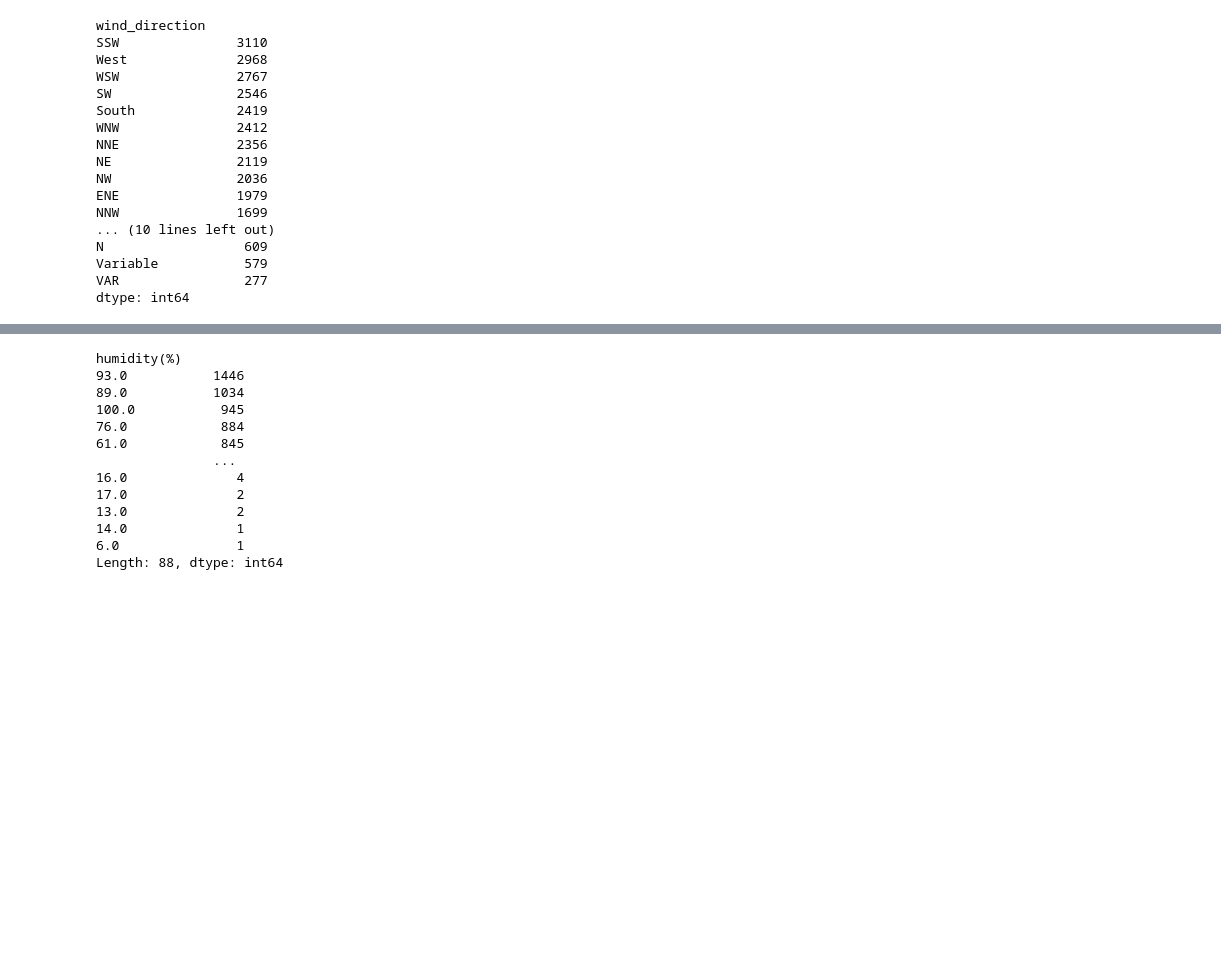
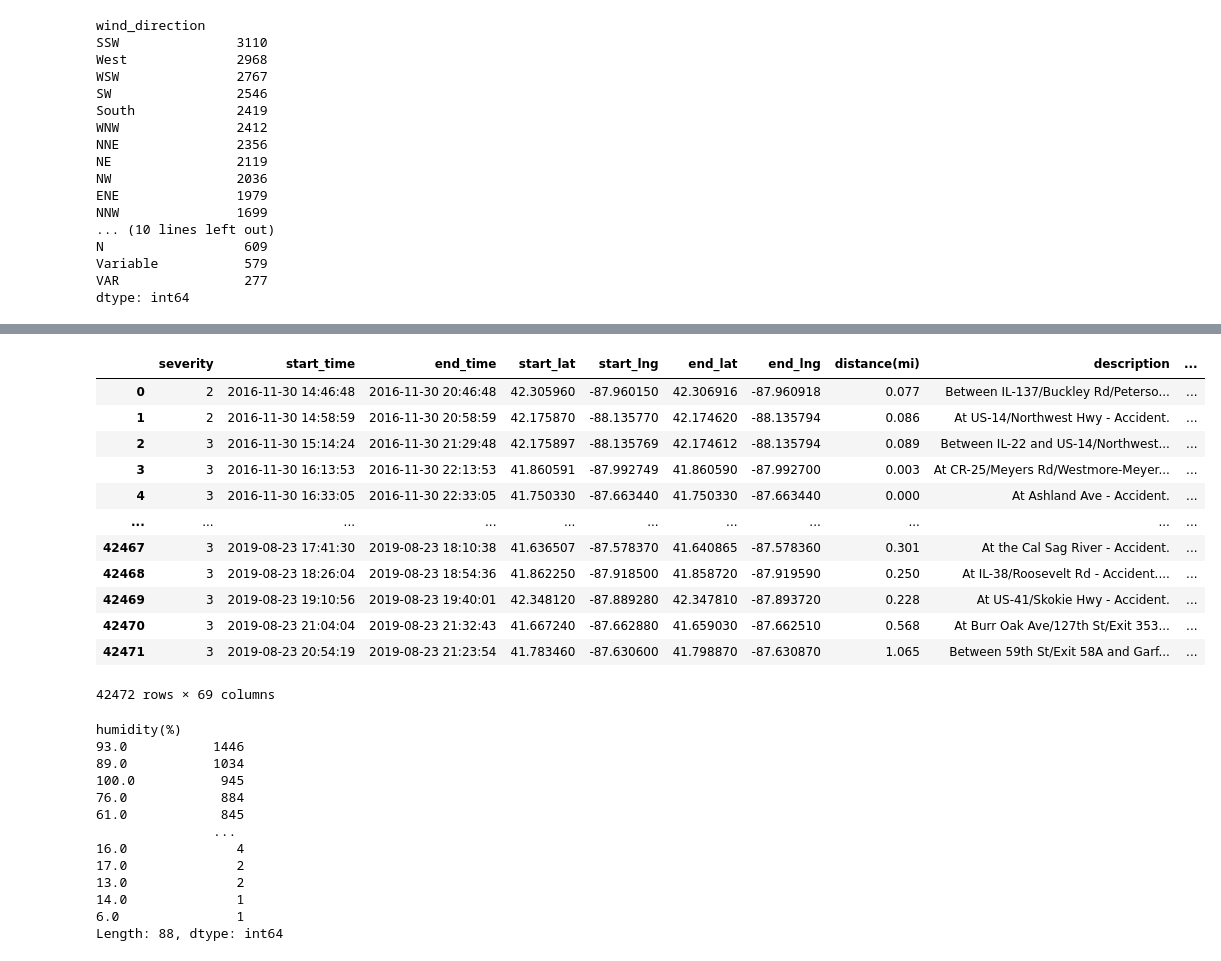
Before and after one commit to jeffreyfloyd/DST-and-traffic-implications, a Jupyter notebook: code/data_cleaning.ipynb, the cells around one changed output, grey strips where cells are left out. Drawn from its saved outputs; the diff is of its cells as text; code cells hidden in the pictures; blank space fills up the shorter version.

Commit message:
Addressed wind_direction and weather_condition variables

```diff
--- a/code/data_cleaning.ipynb
+++ b/code/data_cleaning.ipynb
@@ -339,3 +326,20 @@ plt.show();
+# %%
+#getting dummies for this variable, including the nulls
+pd.get_dummies(chi_df, columns = ['wind_direction'], dummy_na = True, drop_first = True)
+# %% [output]
+|  | severity | start_time | end_time | start_lat | start_lng | end_lat | end_lng | distance(mi) | description | ... |
+| 0 | 2 | 2016-11-30 14:46:48 | 2016-11-30 20:46:48 | 42.305960 | -87.960150 | 42.306916 | -87.960918 | 0.077 | Between IL-137/Buckley Rd/Peterso... | ... |
+| 1 | 2 | 2016-11-30 14:58:59 | 2016-11-30 20:58:59 | 42.175870 | -88.135770 | 42.174620 | -88.135794 | 0.086 | At US-14/Northwest Hwy - Accident. | ... |
+| 2 | 3 | 2016-11-30 15:14:24 | 2016-11-30 21:29:48 | 42.175897 | -88.135769 | 42.174612 | -88.135794 | 0.089 | Between IL-22 and US-14/Northwest... | ... |
+| 3 | 3 | 2016-11-30 16:13:53 | 2016-11-30 22:13:53 | 41.860591 | -87.992749 | 41.860590 | -87.992700 | 0.003 | At CR-25/Meyers Rd/Westmore-Meyer... | ... |
+| 4 | 3 | 2016-11-30 16:33:05 | 2016-11-30 22:33:05 | 41.750330 | -87.663440 | 41.750330 | -87.663440 | 0.000 | At Ashland Ave - Accident. | ... |
+| ... | ... | ... | ... | ... | ... | ... | ... | ... | ... | ... |
+| 42467 | 3 | 2019-08-23 17:41:30 | 2019-08-23 18:10:38 | 41.636507 | -87.578370 | 41.640865 | -87.578360 | 0.301 | At the Cal Sag River - Accident. | ... |
+| 42468 | 3 | 2019-08-23 18:26:04 | 2019-08-23 18:54:36 | 41.862250 | -87.918500 | 41.858720 | -87.919590 | 0.250 | At IL-38/Roosevelt Rd - Accident.... | ... |
+| 42469 | 3 | 2019-08-23 19:10:56 | 2019-08-23 19:40:01 | 42.348120 | -87.889280 | 42.347810 | -87.893720 | 0.228 | At US-41/Skokie Hwy - Accident. | ... |
+| 42470 | 3 | 2019-08-23 21:04:04 | 2019-08-23 21:32:43 | 41.667240 | -87.662880 | 41.659030 | -87.662510 | 0.568 | At Burr Oak Ave/127th St/Exit 353... | ... |
+| 42471 | 3 | 2019-08-23 20:54:19 | 2019-08-23 21:23:54 | 41.783460 | -87.630600 | 41.798870 | -87.630870 | 1.065 | Between 59th St/Exit 58A and Garf... | ... |
+42472 rows × 69 columns
 # %%
 #'humidity(%)'
 chi_df[['humidity(%)']].value_counts()
```
Also changed, not shown: parts of 6 cells of this notebook.
